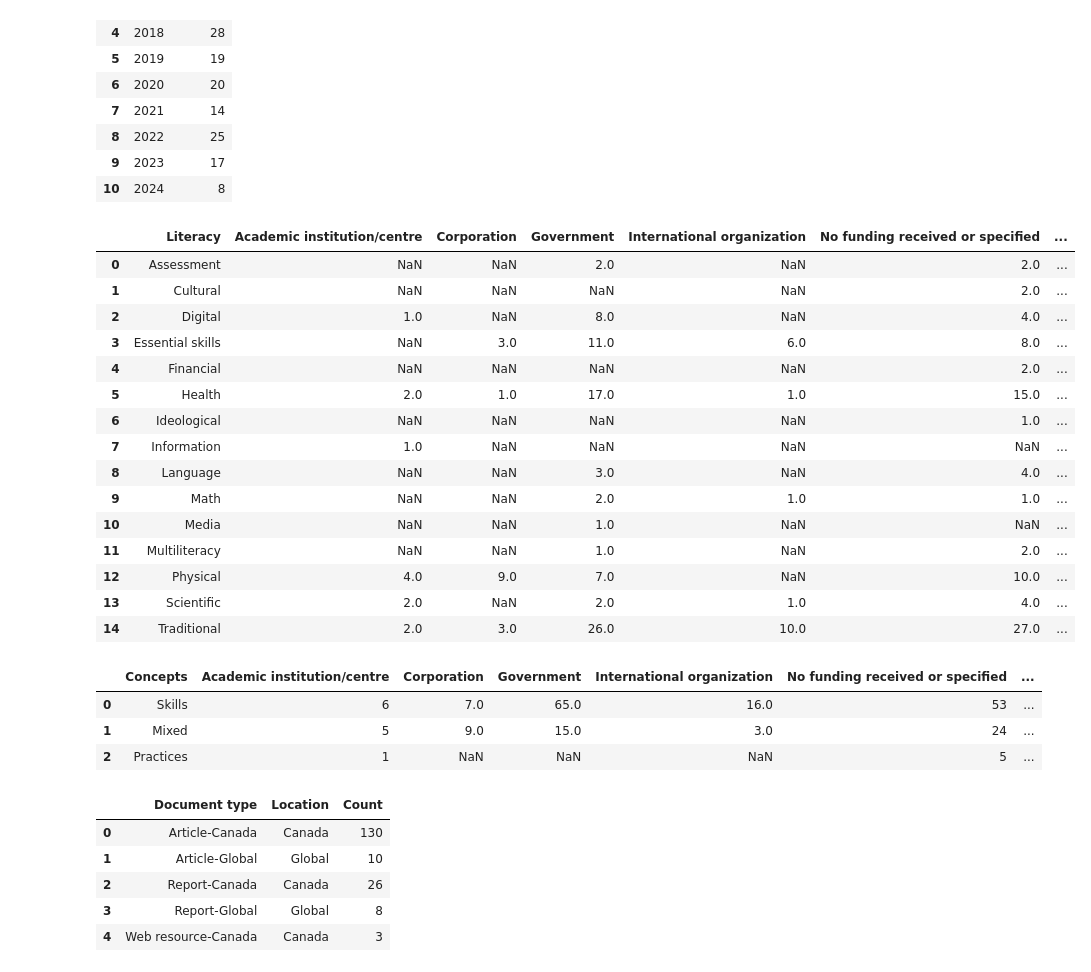
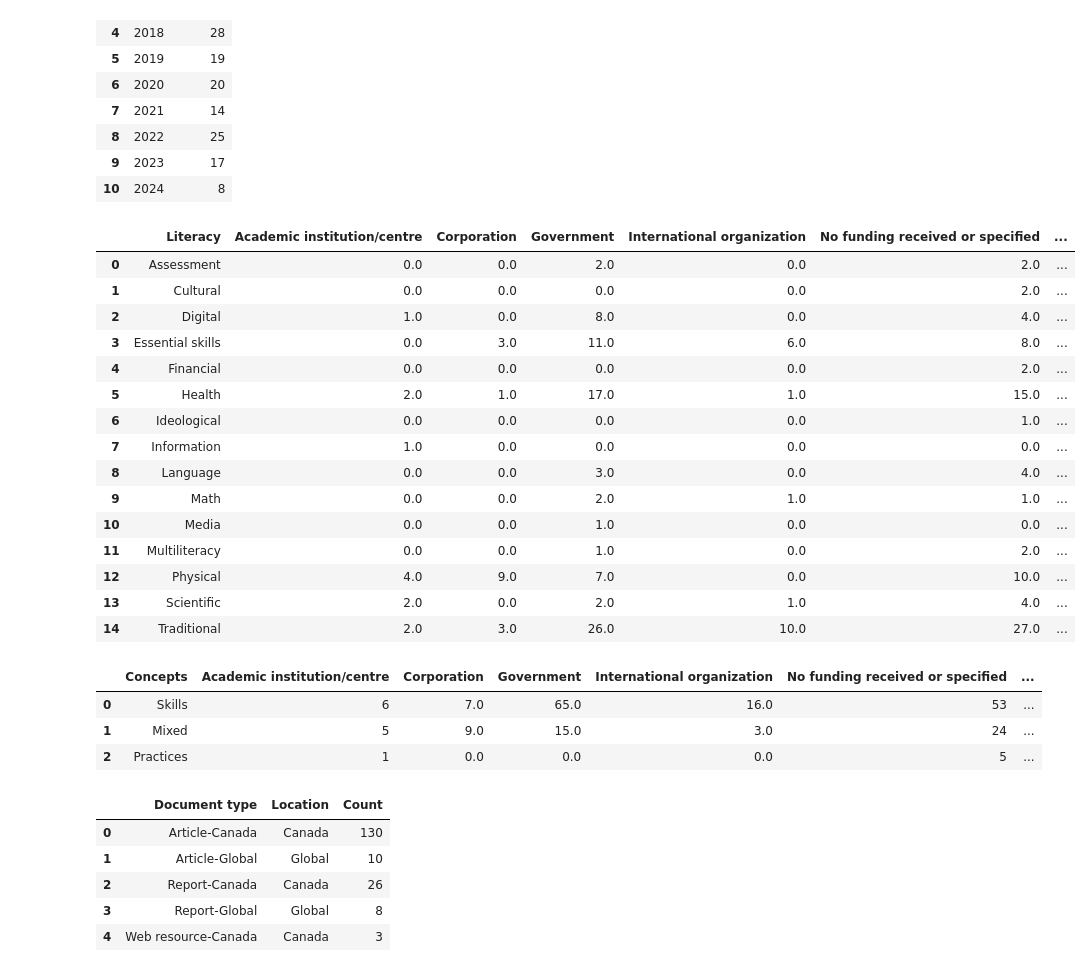
Before and after one commit to poppy-nicolette/ShinyShiny, a Jupyter notebook: dashboard-LNS/test_plots.ipynb, the cells around one changed output. Drawn from its saved outputs; the diff is of its cells as text; code cells hidden in the pictures.

```diff
--- a/dashboard-LNS/test_plots.ipynb
+++ b/dashboard-LNS/test_plots.ipynb
@@ -64,23 +65,24 @@ fig
 # %%
 #plotly_a_funder_type
 a_funder_type_df = pd.read_csv("www/a_funder_type.csv", encoding="UTF-8")
+a_funder_type_df.fillna(inplace=True,value=0)
 a_funder_type_df
 # %% [output]
 |  | Literacy | Academic institution/centre | Corporation | Government | International organization | No funding received or specified | ... |
-| 0 | Assessment | NaN | NaN | 2.0 | NaN | 2.0 | ... |
-| 1 | Cultural | NaN | NaN | NaN | NaN | 2.0 | ... |
-| 2 | Digital | 1.0 | NaN | 8.0 | NaN | 4.0 | ... |
-| 3 | Essential skills | NaN | 3.0 | 11.0 | 6.0 | 8.0 | ... |
-| 4 | Financial | NaN | NaN | NaN | NaN | 2.0 | ... |
+| 0 | Assessment | 0.0 | 0.0 | 2.0 | 0.0 | 2.0 | ... |
+| 1 | Cultural | 0.0 | 0.0 | 0.0 | 0.0 | 2.0 | ... |
+| 2 | Digital | 1.0 | 0.0 | 8.0 | 0.0 | 4.0 | ... |
+| 3 | Essential skills | 0.0 | 3.0 | 11.0 | 6.0 | 8.0 | ... |
+| 4 | Financial | 0.0 | 0.0 | 0.0 | 0.0 | 2.0 | ... |
 | 5 | Health | 2.0 | 1.0 | 17.0 | 1.0 | 15.0 | ... |
-| 6 | Ideological | NaN | NaN | NaN | NaN | 1.0 | ... |
-| 7 | Information | 1.0 | NaN | NaN | NaN | NaN | ... |
-| 8 | Language | NaN | NaN | 3.0 | NaN | 4.0 | ... |
-| 9 | Math | NaN | NaN | 2.0 | 1.0 | 1.0 | ... |
-| 10 | Media | NaN | NaN | 1.0 | NaN | NaN | ... |
-| 11 | Multiliteracy | NaN | NaN | 1.0 | NaN | 2.0 | ... |
-| 12 | Physical | 4.0 | 9.0 | 7.0 | NaN | 10.0 | ... |
-| 13 | Scientific | 2.0 | NaN | 2.0 | 1.0 | 4.0 | ... |
+| 6 | Ideological | 0.0 | 0.0 | 0.0 | 0.0 | 1.0 | ... |
+| 7 | Information | 1.0 | 0.0 | 0.0 | 0.0 | 0.0 | ... |
+| 8 | Language | 0.0 | 0.0 | 3.0 | 0.0 | 4.0 | ... |
+| 9 | Math | 0.0 | 0.0 | 2.0 | 1.0 | 1.0 | ... |
+| 10 | Media | 0.0 | 0.0 | 1.0 | 0.0 | 0.0 | ... |
+| 11 | Multiliteracy | 0.0 | 0.0 | 1.0 | 0.0 | 2.0 | ... |
+| 12 | Physical | 4.0 | 9.0 | 7.0 | 0.0 | 10.0 | ... |
+| 13 | Scientific | 2.0 | 0.0 | 2.0 | 1.0 | 4.0 | ... |
 | 14 | Traditional | 2.0 | 3.0 | 26.0 | 10.0 | 27.0 | ... |
 # %%
 fig = px.bar(a_funder_type_df,
@@ -102,12 +104,13 @@ fig
 # %%
 #a_funder_concept
 a_funder_concept_df = pd.read_csv("www/a_funder_concept.csv",encoding="UTF-8")
+a_funder_concept_df.fillna(inplace=True,value=0)
 a_funder_concept_df
 # %% [output]
 |  | Concepts | Academic institution/centre | Corporation | Government | International organization | No funding received or specified | ... |
 | 0 | Skills | 6 | 7.0 | 65.0 | 16.0 | 53 | ... |
 | 1 | Mixed | 5 | 9.0 | 15.0 | 3.0 | 24 | ... |
-| 2 | Practices | 1 | NaN | NaN | NaN | 5 | ... |
+| 2 | Practices | 1 | 0.0 | 0.0 | 0.0 | 5 | ... |
 # %%
 #a_funder_concept
 fig = px.bar(a_funder_concept_df,
```
Also changed, not shown: parts of 7 cells of this notebook, 1 other file.
